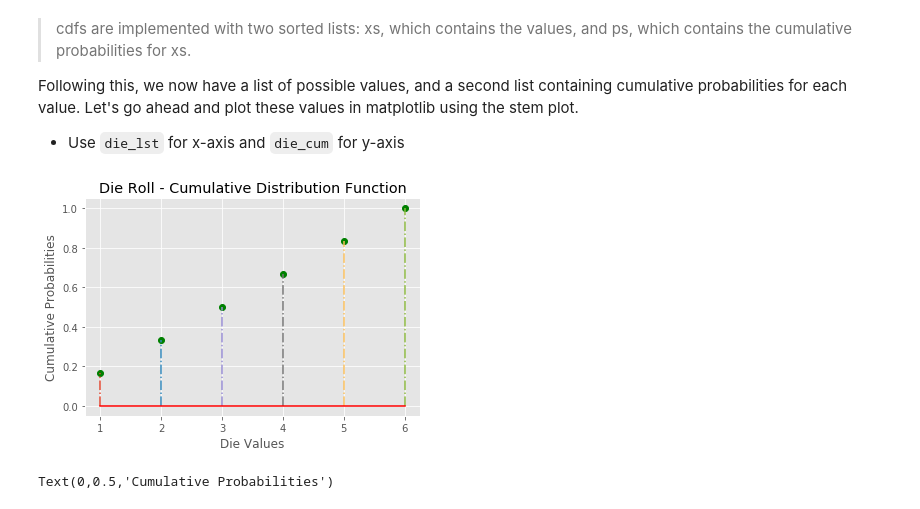
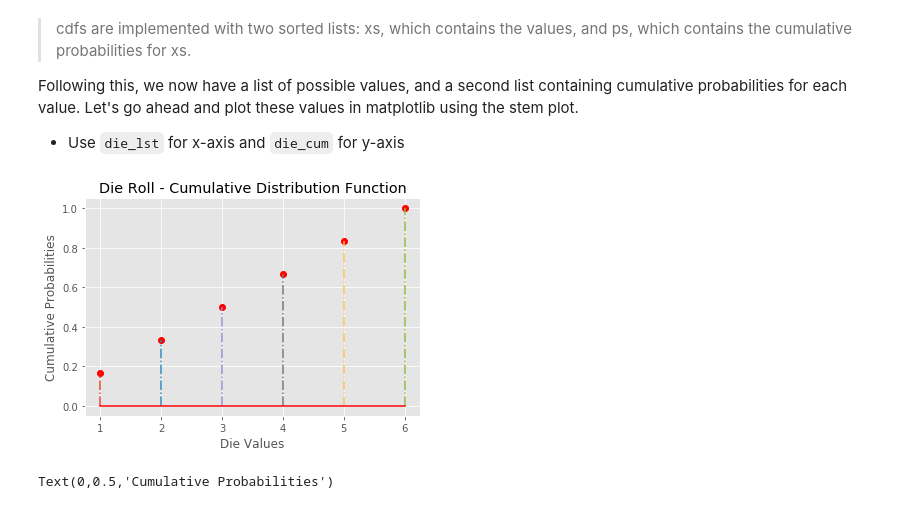
Before and after one commit to utaveras/dsc-0-09-09-distributions-cdf-lab-nyc-ds-career-031119, a Jupyter notebook: index.ipynb, the cells around one changed output. Drawn from its saved outputs; the diff is of its cells as text; code cells hidden in the pictures.

```diff
--- a/index.ipynb
+++ b/index.ipynb
@@ -71,15 +71,15 @@ Following this, we now have a list of possible values, and a second list contain
 # %%
 # Plot pmfs side by side
 import matplotlib.pyplot as plt
 %matplotlib inline
 plt.style.use('ggplot')
 
-plt.stem(die_lst, die_cum, '-.', 'go', 'r-')
+plt.stem(die_lst, die_cum, '-.', 'ro', 'r-')
 plt.xlabel("Die Values")
 plt.ylabel("Cumulative Probabilities")
 plt.title ("Die Roll - Cumulative Distribution Function");
 # %% [output]
-[figure, old version]
+[figure, new version]
 # %%
 # Plot pmfs side by side
 import matplotlib.pyplot as plt
```
